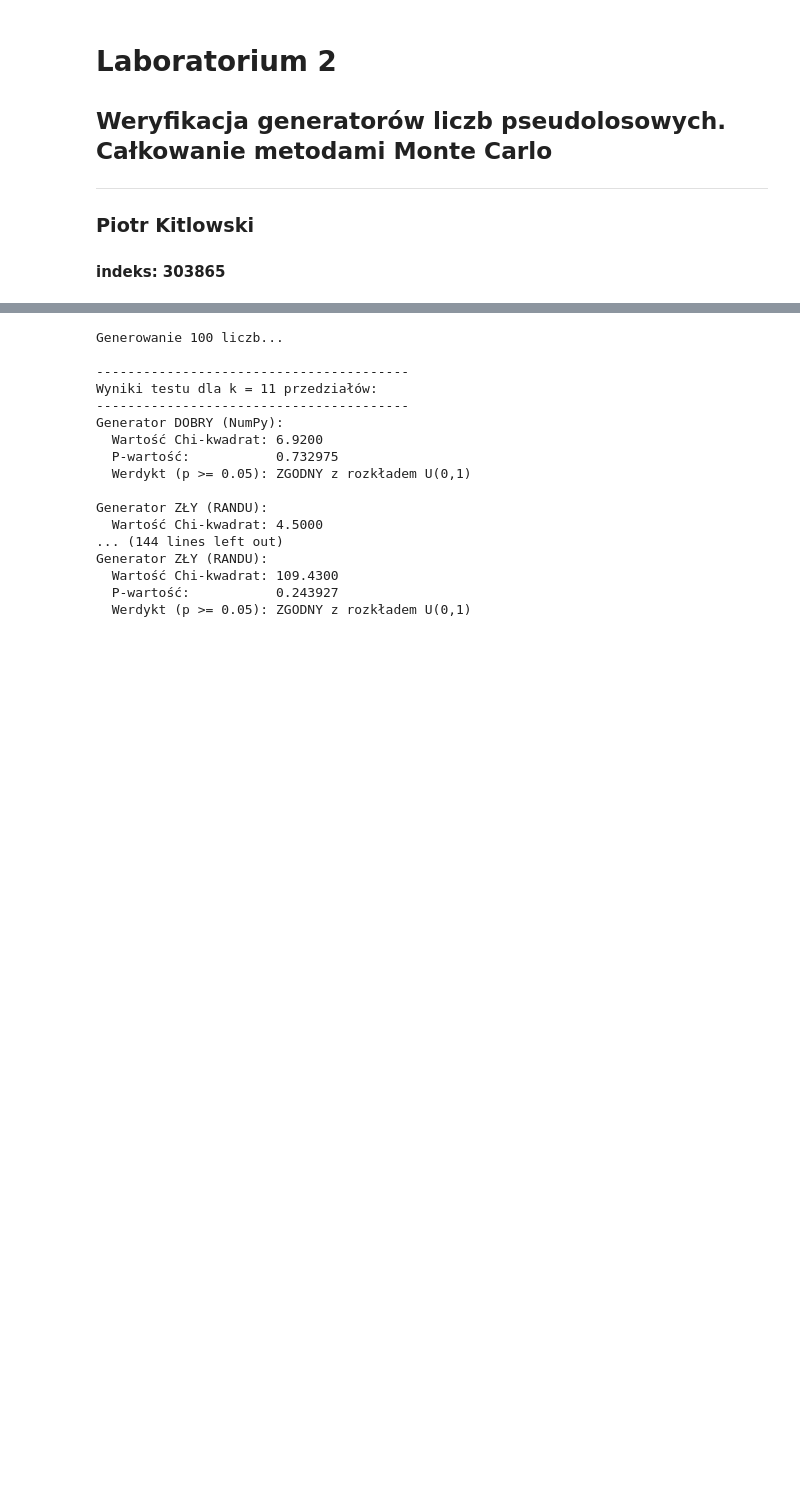
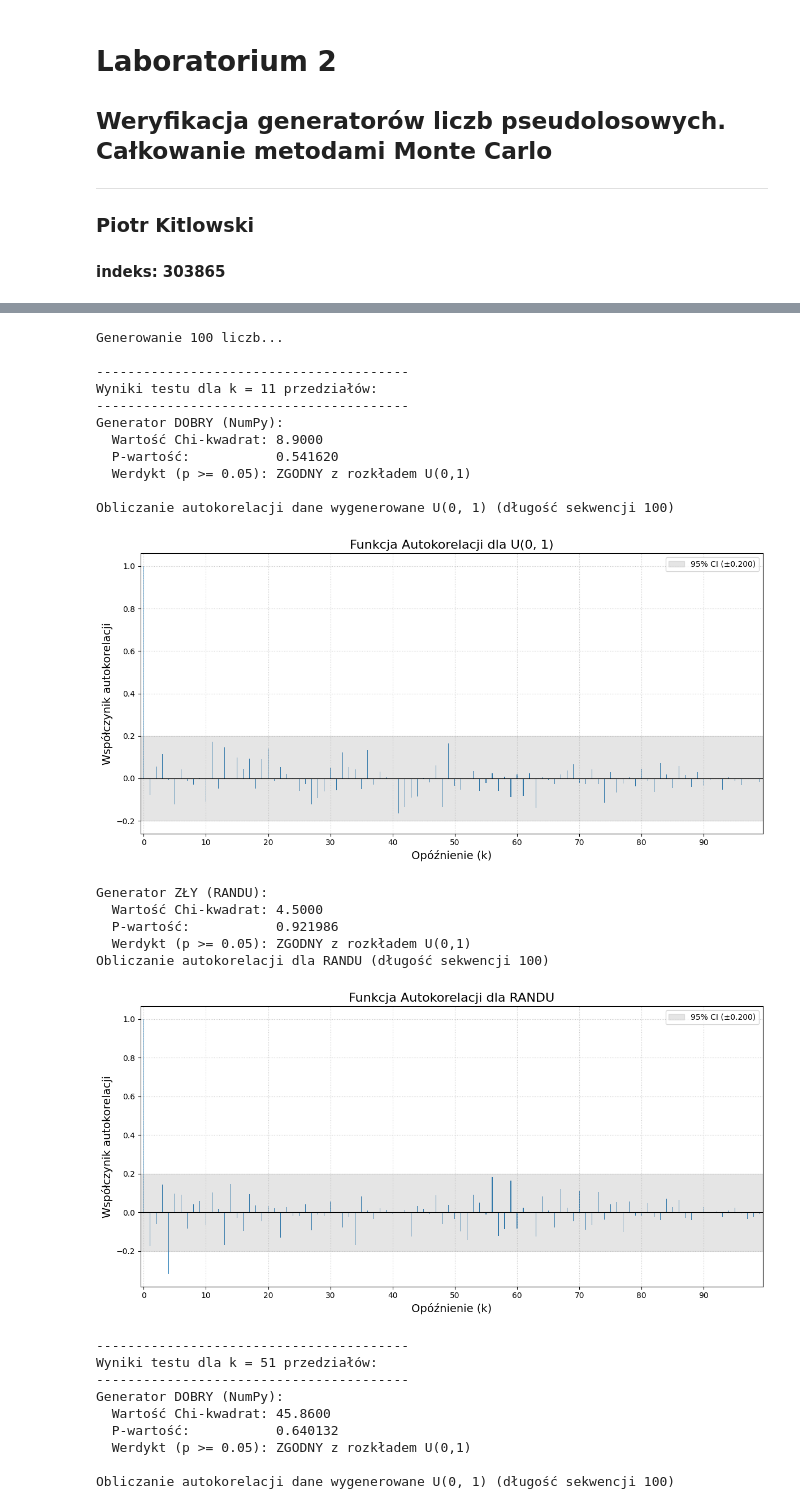
Before and after one commit to cncPomper/MMC, a Jupyter notebook: MMC_lab_2.ipynb, the cells around one changed output, grey strips where cells are left out. Drawn from its saved outputs; the diff is of its cells as text; code cells hidden in the pictures; blank space fills up the shorter version.

```diff
--- a/MMC_lab_2.ipynb
+++ b/MMC_lab_2.ipynb
@@ -194,6 +264,7 @@ def test_chi_kwadrat(dane, k):
 n_losowan = 100000  # Liczebność próby losowej
 przedzialy_k = [11, 51, 101] # Badane wartości k z zadania
 wielkosci_prob = [100, 1000, 100000, 1_000_000]
+max_lag_to_plot = 100
 
 for N in wielkosci_prob:
   nazwa_pliku = nazwa_pliku_prefix + str(N) + ".txt"
@@ -210,39 +281,60 @@ for N in wielkosci_prob:
       print(f"\n{'-'*40}")
       print(f"Wyniki testu dla k = {k} przedziałów:")
       print(f"{'-'*40}")
 
       # 1. Test dobrego generatora
       stat_dobry, p_dobry = test_chi_kwadrat(dane_dobre, k)
       wynik_dobry = "ZGODNY z rozkładem U(0,1)" if p_dobry >= 0.05 else "NIEZGODNY (odrzucamy hipotezę)"
 
       print("Generator DOBRY (NumPy):")
       print(f"  Wartość Chi-kwadrat: {stat_dobry:.4f}")
       print(f"  P-wartość:           {p_dobry:.6f}")
       print(f"  Werdykt (p >= 0.05): {wynik_dobry}\n")
 
+      # Obliczanie autokorelacji dla U(0, 1)
+      print(f"Obliczanie autokorelacji dane wygenerowane U(0, 1) (długość sekwencji {len(dane_dobre)})")
+      acorr_u = calculate_autocorrelation(dane_dobre, max_lag=max_lag_to_plot)
+      plot_autocorrelation(acorr_u, 'Funkcja Autokorelacji dla U(0, 1)', len(dane_dobre), max_lag_to_plot)
+
       # 2. Test złego generatora
       stat_zly, p_zly = test_chi_kwadrat(dane_zle, k)
       wynik_zly = "ZGODNY z rozkładem U(0,1)" if p_zly >= 0.05 else "NIEZGODNY (odrzucamy hipotezę)"
 
       print("Generator ZŁY (RANDU):")
       print(f"  Wartość Chi-kwadrat: {stat_zly:.4f}")
       print(f"  P-wartość:           {p_zly:.6f}")
       print(f"  Werdykt (p >= 0.05): {wynik_zly}")
+
+
+      # Obliczanie autokorelacji dla RANDU
+      print(f"Obliczanie autokorelacji dla RANDU (długość sekwencji {len(dane_zle)})")
+      acorr_randu = calculate_autocorrelation(dane_zle, max_lag=max_lag_to_plot)
+      plot_autocorrelation(acorr_randu, 'Funkcja Autokorelacji dla RANDU', len(dane_zle), max_lag_to_plot)
 # %% [output]
 Generowanie 100 liczb...
 
 ----------------------------------------
 Wyniki testu dla k = 11 przedziałów:
 ----------------------------------------
 Generator DOBRY (NumPy):
-  Wartość Chi-kwadrat: 6.9200
-  P-wartość:           0.732975
+  Wartość Chi-kwadrat: 8.9000
+  P-wartość:           0.541620
   Werdykt (p >= 0.05): ZGODNY z rozkładem U(0,1)
 
-Generator ZŁY (RANDU):
-  Wartość Chi-kwadrat: 4.5000
-... (144 lines left out)
-Generator ZŁY (RANDU):
-  Wartość Chi-kwadrat: 109.4300
-  P-wartość:           0.243927
-  Werdykt (p >= 0.05): ZGODNY z rozkładem U(0,1)
+Obliczanie autokorelacji dane wygenerowane U(0, 1) (długość sekwencji 100)
+[figure, added]
+Generator ZŁY (RANDU):
+  Wartość Chi-kwadrat: 4.5000
+  P-wartość:           0.921986
+  Werdykt (p >= 0.05): ZGODNY z rozkładem U(0,1)
+Obliczanie autokorelacji dla RANDU (długość sekwencji 100)
+[figure, added]
+----------------------------------------
+Wyniki testu dla k = 51 przedziałów:
+----------------------------------------
+Generator DOBRY (NumPy):
+  Wartość Chi-kwadrat: 45.8600
+  P-wartość:           0.640132
+  Werdykt (p >= 0.05): ZGODNY z rozkładem U(0,1)
+
+Obliczanie autokorelacji dane wygenerowane U(0, 1) (długość sekwencji 100)
```
Also changed, not shown: parts of 12 cells of this notebook.
